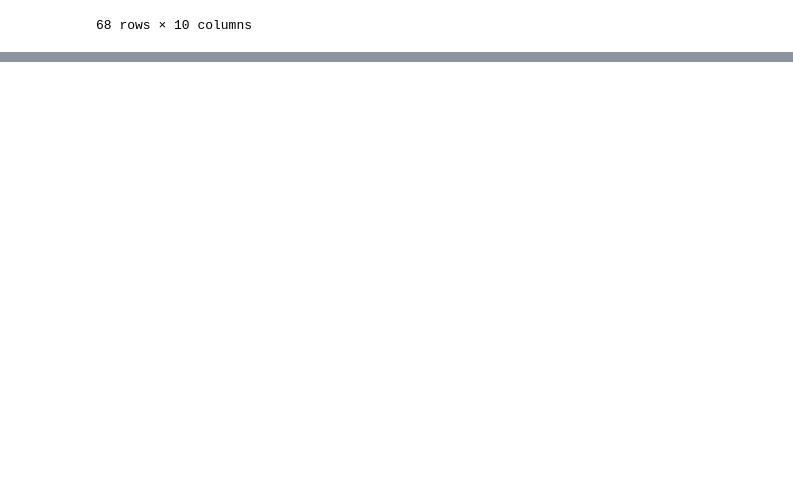
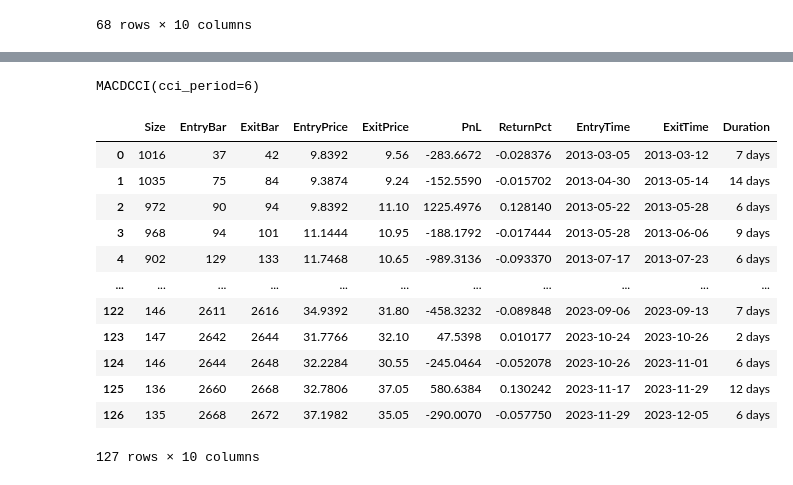
Before and after one commit to meishihna/GITHUB-COLAB, a Jupyter notebook: BACKTESTING.ipynb, the cells around one changed output, grey strips where cells are left out. Drawn from its saved outputs; the diff is of its cells as text; code cells hidden in the pictures; blank space fills up the shorter version.

```diff
--- a/BACKTESTING.ipynb
+++ b/BACKTESTING.ipynb
@@ -800,0 +994,18 @@ MACDCross(n1=12,n2=245,ns=10)
+# %%
+print(opt_result['_strategy'])
+opt_result['_trades']
+# %% [output]
+MACDCCI(cci_period=6)
+|  | Size | EntryBar | ExitBar | EntryPrice | ExitPrice | PnL | ReturnPct | EntryTime | ExitTime | Duration |
+| 0 | 1016 | 37 | 42 | 9.8392 | 9.56 | -283.6672 | -0.028376 | 2013-03-05 | 2013-03-12 | 7 days |
+| 1 | 1035 | 75 | 84 | 9.3874 | 9.24 | -152.5590 | -0.015702 | 2013-04-30 | 2013-05-14 | 14 days |
+| 2 | 972 | 90 | 94 | 9.8392 | 11.10 | 1225.4976 | 0.128140 | 2013-05-22 | 2013-05-28 | 6 days |
+| 3 | 968 | 94 | 101 | 11.1444 | 10.95 | -188.1792 | -0.017444 | 2013-05-28 | 2013-06-06 | 9 days |
+| 4 | 902 | 129 | 133 | 11.7468 | 10.65 | -989.3136 | -0.093370 | 2013-07-17 | 2013-07-23 | 6 days |
+| ... | ... | ... | ... | ... | ... | ... | ... | ... | ... | ... |
+| 122 | 146 | 2611 | 2616 | 34.9392 | 31.80 | -458.3232 | -0.089848 | 2023-09-06 | 2023-09-13 | 7 days |
+| 123 | 147 | 2642 | 2644 | 31.7766 | 32.10 | 47.5398 | 0.010177 | 2023-10-24 | 2023-10-26 | 2 days |
+| 124 | 146 | 2644 | 2648 | 32.2284 | 30.55 | -245.0464 | -0.052078 | 2023-10-26 | 2023-11-01 | 6 days |
+| 125 | 136 | 2660 | 2668 | 32.7806 | 37.05 | 580.6384 | 0.130242 | 2023-11-17 | 2023-11-29 | 12 days |
+| 126 | 135 | 2668 | 2672 | 37.1982 | 35.05 | -290.0070 | -0.057750 | 2023-11-29 | 2023-12-05 | 6 days |
+127 rows × 10 columns
```
Also changed, not shown: parts of 16 cells of this notebook.
